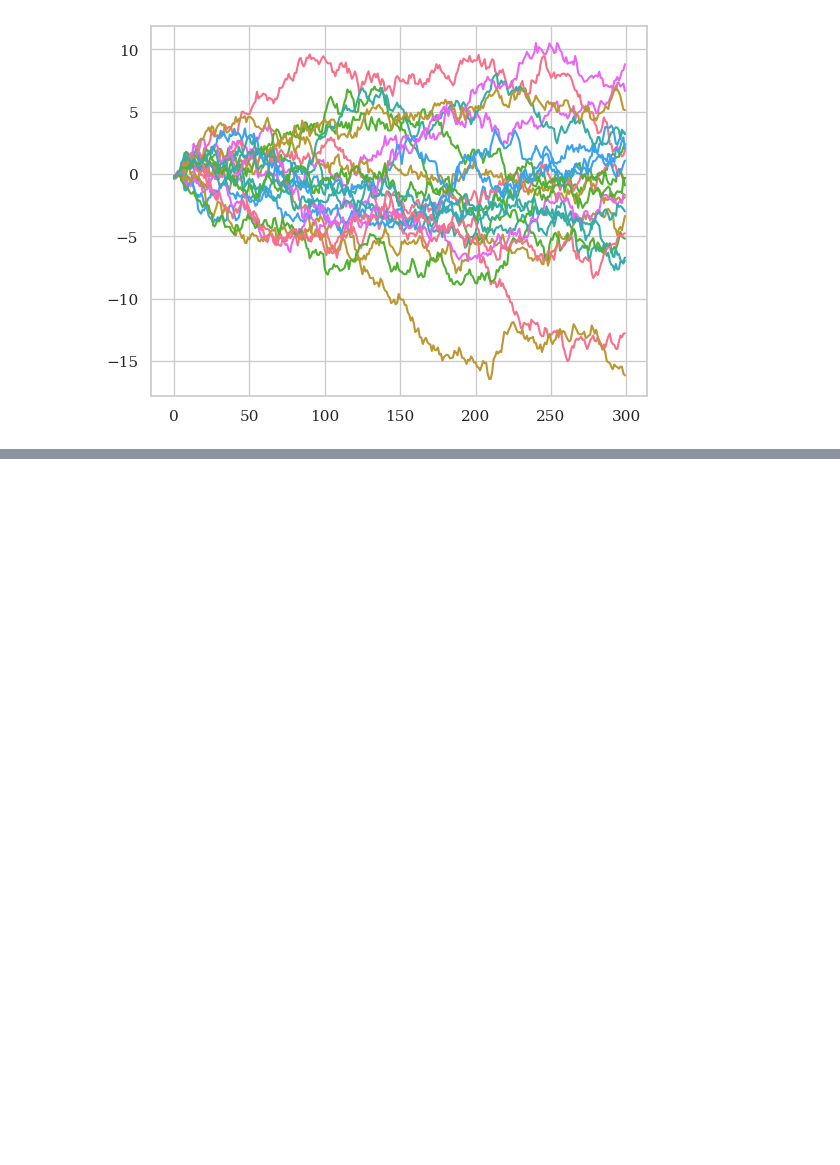
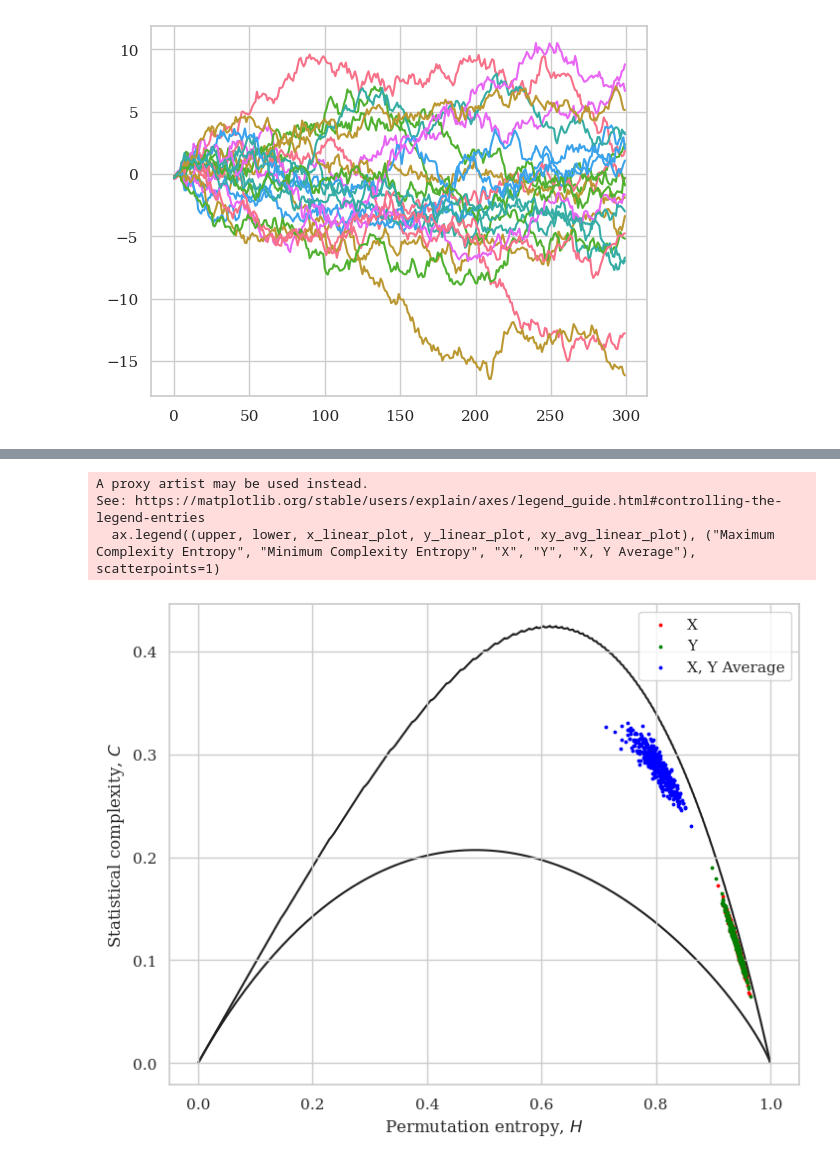
Before and after one commit to MatthewChen37/MATH8803-Final-Project, a Jupyter notebook: VectorAutoregression.ipynb, the cells around one changed output, grey strips where cells are left out. Saved outputs shown, nothing was run; the diff lists cells and outputs as text; code cells hidden in the pictures; blank space fills up the shorter version.

```diff
--- a/VectorAutoregression.ipynb
+++ b/VectorAutoregression.ipynb
@@ -230,0 +274,32 @@ plt.show()
+# %%
+f, ax = plt.subplots(figsize=(8.19, 6.3))
+hc_linear_x = np.zeros((len(windows), 2))
+hc_linear_y = np.zeros((len(windows), 2))
+hc_linear_xy_avg = np.zeros((len(windows), 2))
+for idx, (start_idx, end_idx) in enumerate(windows):
+	x_entropy, x_complexity = ordpy.complexity_entropy(data=z[0, start_idx:end_idx], dx=int(5), dy=int(1), taux=int(3), tauy=int(1))
+	hc_linear_x[idx][0] = x_entropy
+	hc_linear_x[idx][1] = x_complexity
+
+	y_entropy, y_complexity = ordpy.complexity_entropy(data=z[1, start_idx:end_idx], dx=int(5), dy=int(1), taux=int(3), tauy=int(1))
+	hc_linear_y[idx][0] = y_entropy
+	hc_linear_y[idx][1] = y_complexity
+
+	xy_entropy, xy_complexity = ordpy.complexity_entropy(data=xy_avg[start_idx:end_idx], dx=int(5), dy=int(1), taux=int(3), tauy=int(1))
+	hc_linear_xy_avg[idx][0] = xy_entropy
+	hc_linear_xy_avg[idx][1] = xy_complexity
+
+upper = ax.plot(hmin, cmin, linewidth=1.5, color='#202020', zorder=0)
+lower = ax.plot(hmax, cmax, linewidth=1.5, color='#202020', zorder=0)
+x_linear_plot = ax.scatter(hc_linear_x[:,0], hc_linear_x[:,1], c="r", s=3)
+y_linear_plot = ax.scatter(hc_linear_y[:,0], hc_linear_y[:,1], c="g", s=3)
+xy_avg_linear_plot = ax.scatter(hc_linear_xy_avg[:,0], hc_linear_xy_avg[:,1], c="b", s=3)
+ax.set_ylabel('Statistical complexity, $C$')
+ax.set_xlabel('Permutation entropy, $H$')
+ax.legend((upper, lower, x_linear_plot, y_linear_plot, xy_avg_linear_plot), ("Maximum Complexity Entropy", "Minimum Complexity Entropy", "X", "Y", "X, Y Average"), scatterpoints=1)
+plt.show()
+# %% [output]
+A proxy artist may be used instead.
+See: https://matplotlib.org/stable/users/explain/axes/legend_guide.html#controlling-the-legend-entries
+  ax.legend((upper, lower, x_linear_plot, y_linear_plot, xy_avg_linear_plot), ("Maximum Complexity Entropy", "Minimum Complexity Entropy", "X", "Y", "X, Y Average"), scatterpoints=1)
+[figure, added]
```
Also changed, not shown: parts of 3 cells of this notebook, 5 other files.
